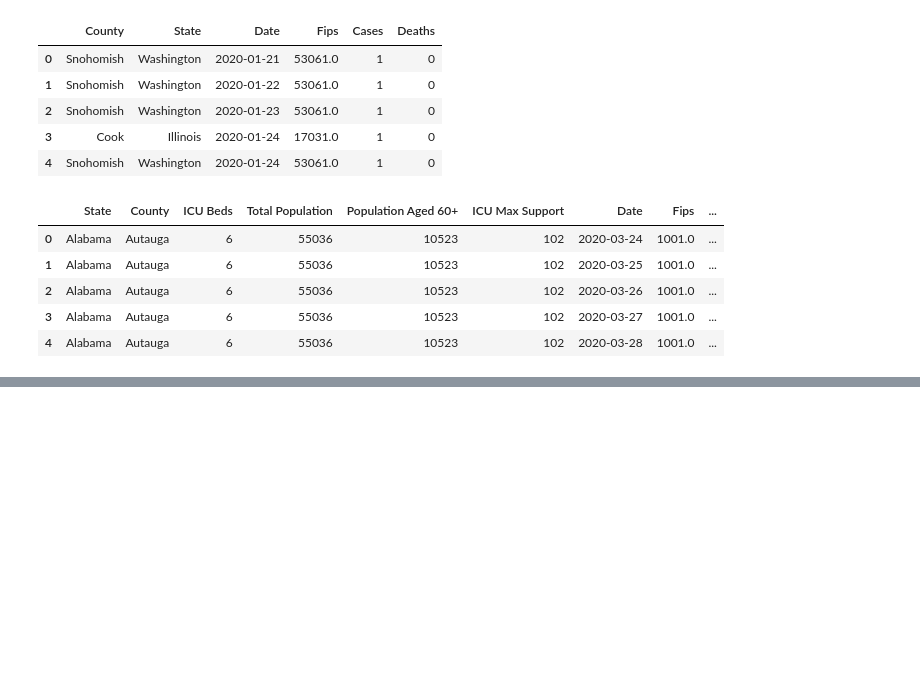
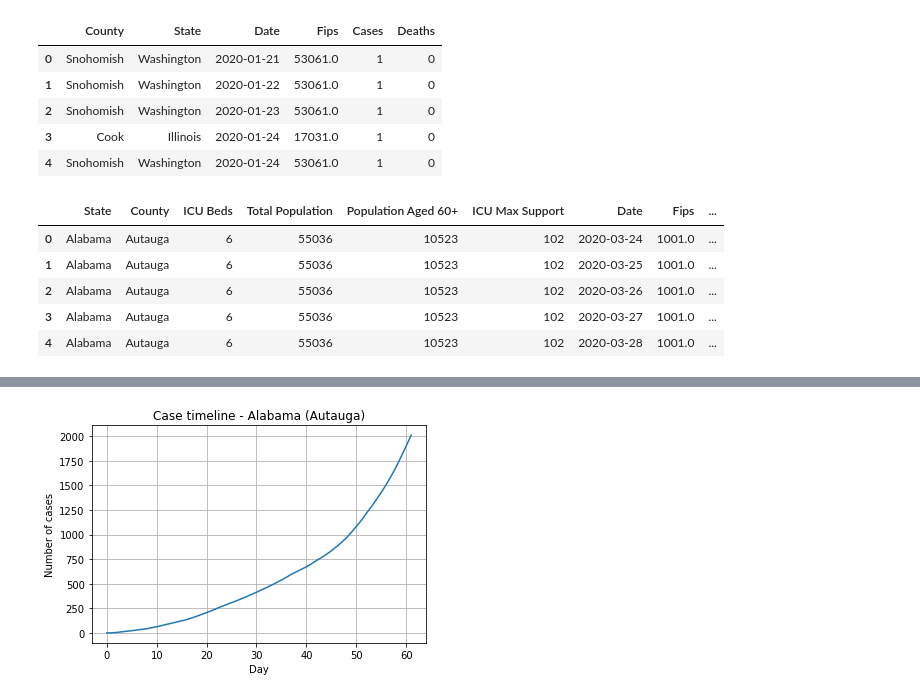
Before and after one commit to PaulBoutot/Big-Data-Challenge-2020, a Jupyter notebook: Analysis1.ipynb, the cells around one changed output, grey strips where cells are left out. Cells and saved outputs as stored; diff of their text form; code cells hidden in the pictures; blank space fills up the shorter version.

```diff
--- a/Analysis1.ipynb
+++ b/Analysis1.ipynb
@@ -353,0 +407,20 @@ best_infected_case_data.head(5)
+# %%
+# Need to track cases when calculating totals - and remove when 'recovered'
+
+# Best case senerio - keep a list of cases for each day - with date
+# A list of lists of cases - cases are marked by day
+infected_timeline = [[{ 'Day': 0, 'Cases': 0 }]]
+
+for index, row in ala_aut_best_case.iterrows():
+    day = index+1
+    cases = row['Cases']
+    day_data = { 'Day': day, 'Cases': cases }
+
+    infected_timeline.append([])
+    for data in infected_timeline[-2]:
+        if (day - data['Day']) < 21:
+            infected_timeline[-1].append(data)
+
+    infected_timeline[-1].append(day_data)
+
+infected_timeline
@@ -353,0 +445,9 @@ best_infected_case_data.head(5)
+# %%
+case_timeline = []
+
+for infected in infected_timeline:
+    value = 0
+    for elem in infected:
+        value = value + elem['Cases']
+    case_timeline.append(value)
+case_timeline
@@ -353,0 +472,14 @@ best_infected_case_data.head(5)
+# %%
+# Includes people recovered
+import matplotlib.pyplot as plt
+
+days = np.arange(0, 62, 1)
+
+fig, ax = plt.subplots()
+ax.plot(days, case_timeline)
+ax.set(xlabel='Day', ylabel='Number of cases', title='Case timeline - Alabama (Autauga)')
+
+ax.grid()
+plt.show()
+# %% [output]
+[figure, added]
```
Also changed, not shown: parts of 8 cells of this notebook.
